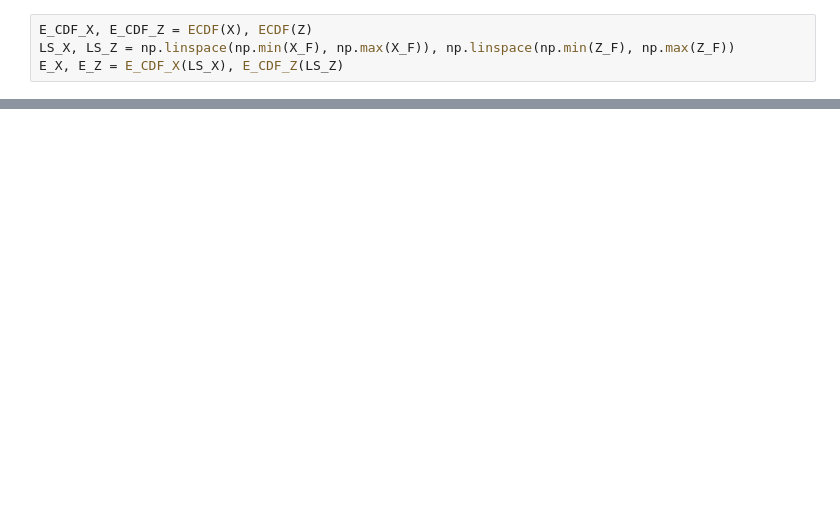
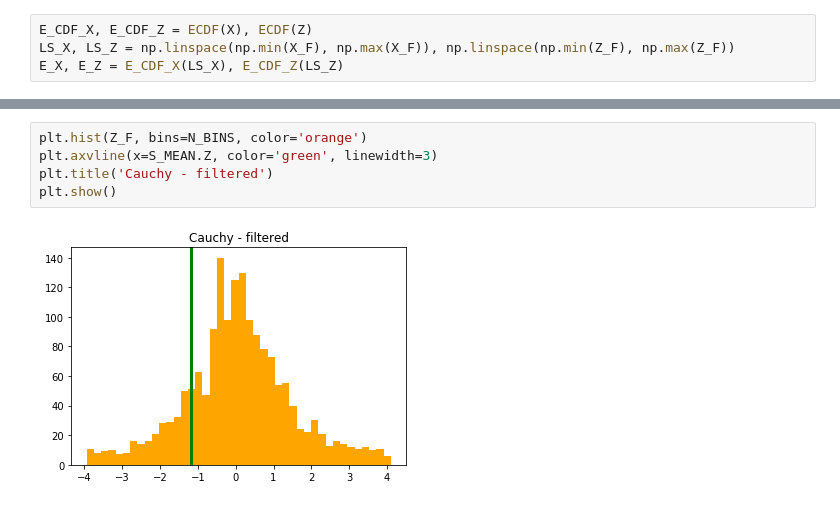
Before and after one commit to MilkyCousin/ML-university-tasks, a Jupyter notebook: lab0/horbunov_lab_0.ipynb, the cells around one changed output, grey strips where cells are left out. Drawn from its saved outputs; the diff is of its cells as text; blank space fills up the shorter version.

```diff
--- a/lab0/horbunov_lab_0.ipynb
+++ b/lab0/horbunov_lab_0.ipynb
@@ -104,3 +109,10 @@ dtype: float64
+# %%
+plt.hist(Z_F, bins=N_BINS, color='orange')
+plt.axvline(x=S_MEAN.Z, color='green', linewidth=3)
+plt.title('Cauchy - filtered')
+plt.show()
+# %% [output]
+[figure, added]
 # %%
 P1_E = 1 - E_CDF_X(S_MEAN.X + S_SD.X * 3) + E_CDF_X(S_MEAN.X - S_SD.X * 3)
 P1_T = 1 - cdf_normal(S_MEAN.X + S_SD.X * 3) + cdf_normal(S_MEAN.X - S_SD.X * 3)
```
Also changed, not shown: parts of 10 cells of this notebook.
